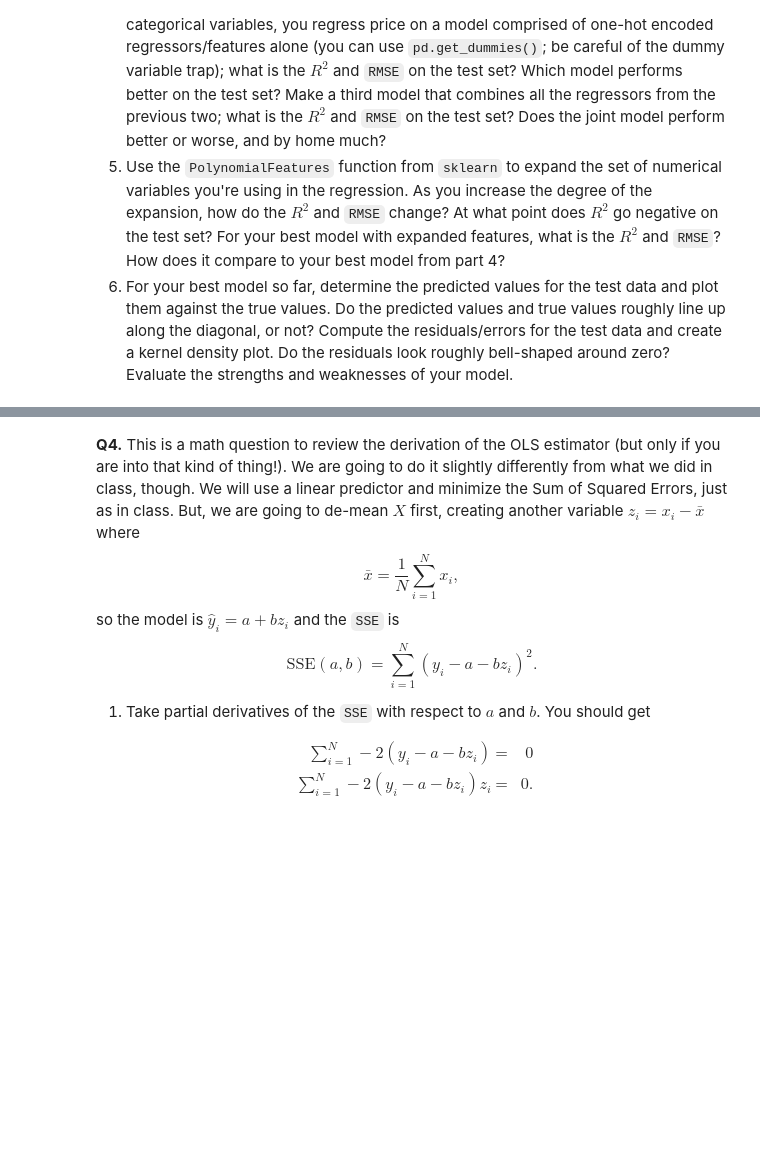
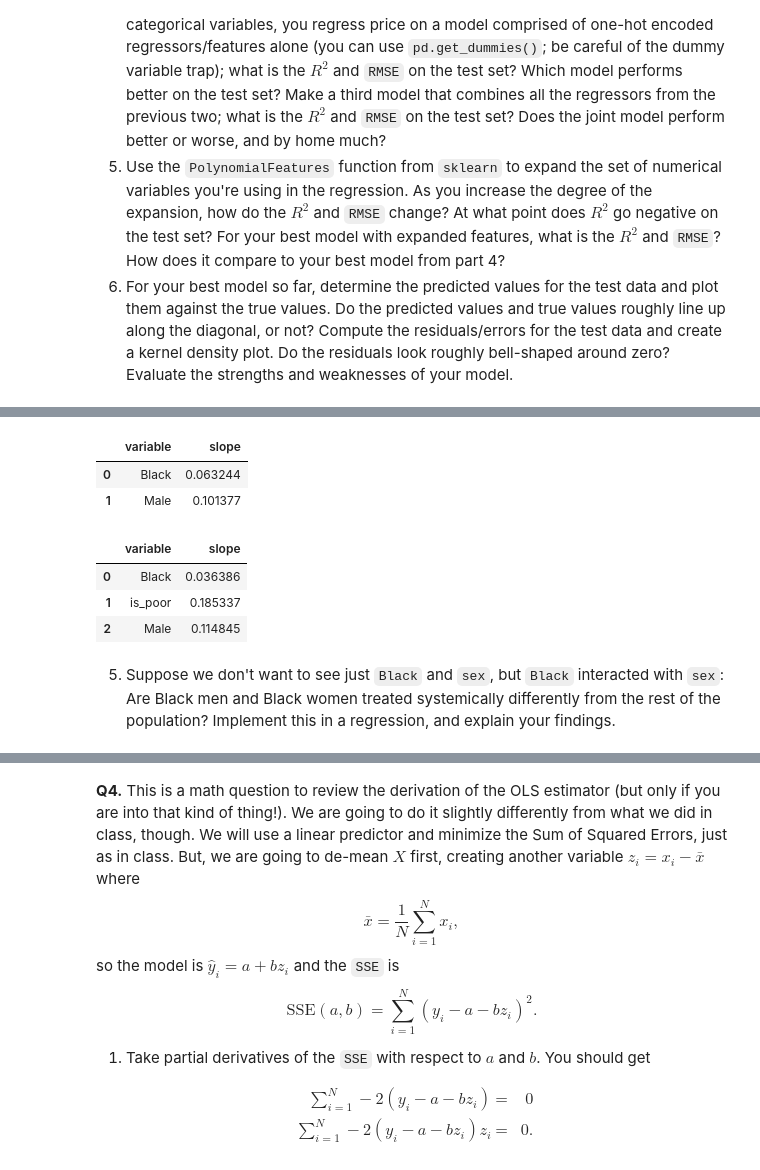
Before and after one commit to bwillow1222/linearRegression, a Jupyter notebook: assignment.ipynb, the cells around one changed output, grey strips where cells are left out. Saved outputs shown, nothing was run; the diff lists cells and outputs as text; code cells hidden in the pictures; blank space fills up the shorter version.

```diff
--- a/assignment.ipynb
+++ b/assignment.ipynb
@@ -154,0 +234,11 @@ What happens to the coefficient on the Black dummy variable as you include more
+# %%
+df = pd.read_csv('/content/linearRegression/data/pretrial_data.csv')
+print(df.head())
+
+# Clean up dataset
+df['held'] = df['held_wo_bail'].astype(int)
+df['sex'] = df['sex'].replace(['M','F'],['Male','Female'])
+df['Black'] = (df['race']=='B').astype(int)
+rdf = df.loc[:,['held','Black','sex','case_type','is_poor','prior_F']]
+rdf = rdf.dropna()
+rdf['held'].value_counts()
@@ -154,0 +303,30 @@ What happens to the coefficient on the Black dummy variable as you include more
+# %%
+from sklearn.linear_model import LinearRegression
+
+sex_dummies = pd.get_dummies(rdf['sex'],dtype='int',drop_first=True)
+case_type_dummies = pd.get_dummies(rdf['case_type'],dtype='int',drop_first=True)
+
+# Include Black and Sex
+y = rdf['held']
+X = pd.concat([rdf['Black'],sex_dummies],axis=1)
+reg = LinearRegression().fit(X,y)
+results = pd.DataFrame({'variable': X.columns, 'slope':reg.coef_})
+results
+# %% [output]
+|  | variable | slope |
+| 0 | Black | 0.063244 |
+| 1 | Male | 0.101377 |
+# %%
+# Include Black and Sex and is_poor
+y = rdf['held']
+X = pd.concat([rdf.loc[:,['Black','is_poor']],sex_dummies],axis=1)
+reg = LinearRegression().fit(X,y)
+results = pd.DataFrame({'variable': X.columns, 'slope':reg.coef_})
+results
+# %% [output]
+|  | variable | slope |
+| 0 | Black | 0.036386 |
+| 1 | is_poor | 0.185337 |
+| 2 | Male | 0.114845 |
+# %% [markdown]
+5. Suppose we don't want to see just `Black` and `sex`, but `Black` interacted with `sex`: Are Black men and Black women treated systemically differently from the rest of the population? Implement this in a regression, and explain your findings.
```
Also changed, not shown: parts of 17 cells of this notebook.
